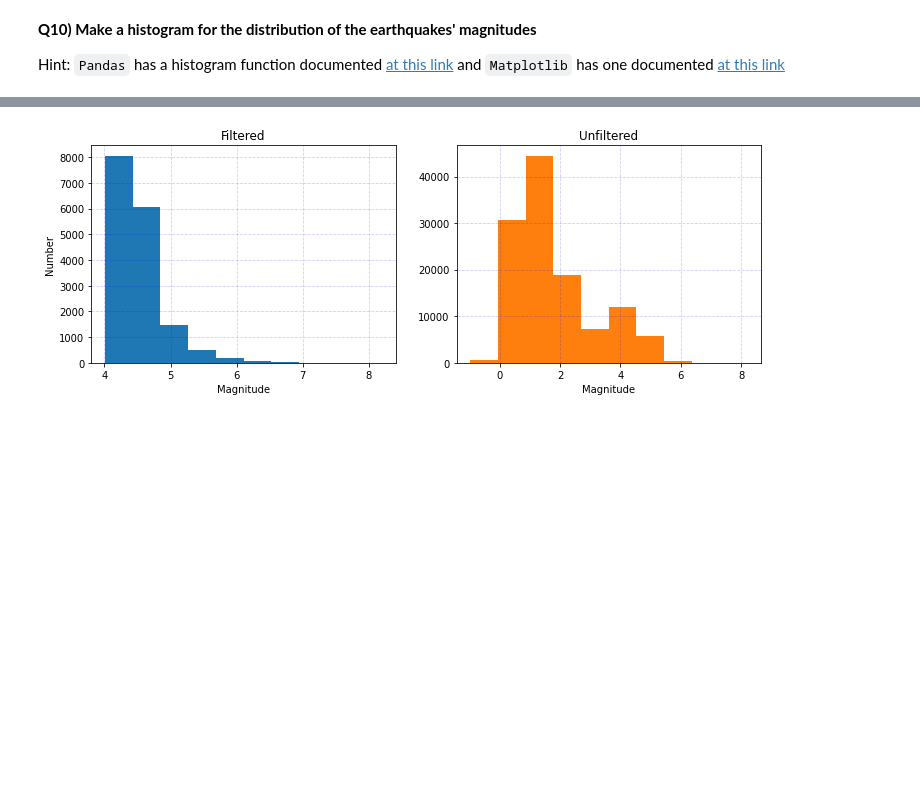
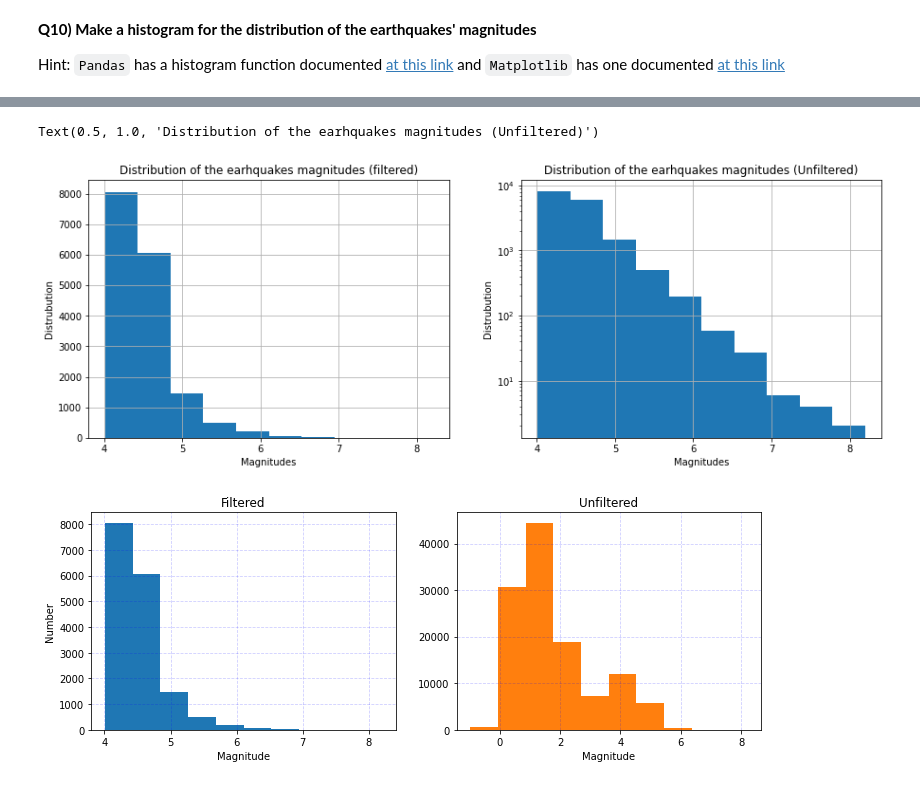
Before and after one commit to JerKeller/2022_Intro_Python, a Jupyter notebook: W3_S1.ipynb, the cells around one changed output, grey strips where cells are left out. Saved outputs shown, nothing was run; the diff lists cells and outputs as text; code cells hidden in the pictures; blank space fills up the shorter version.

```diff
--- a/W3_S1.ipynb
+++ b/W3_S1.ipynb
@@ -384,3 +407,19 @@ ax.set_yscale('log')
+# %%
+# Make one histogram for the filtered dataset, and one for the unfiltered dataset
+fig,ax = plt.subplots(1,2,figsize=(15,5))
+df_filt.mag.hist(ax=ax[0])
+ax[0].set_xlabel('Magnitudes')
+ax[0].set_ylabel('Distrubution')
+ax[0].set_title('Distribution of the earhquakes magnitudes (filtered)')
+
+df_filt.mag.hist(ax=ax[1])
+ax[1].set_yscale('log')
+ax[1].set_xlabel('Magnitudes')
+ax[1].set_ylabel('Distrubution')
+ax[1].set_title('Distribution of the earhquakes magnitudes (Unfiltered)')
+# %% [output]
+Text(0.5, 1.0, 'Distribution of the earhquakes magnitudes (Unfiltered)')
+[figure, added]
 # %%
 #@title answer
 fig,ax = plt.subplots(1,2,figsize=(12,4))
```
Also changed, not shown: parts of 9 cells of this notebook.
